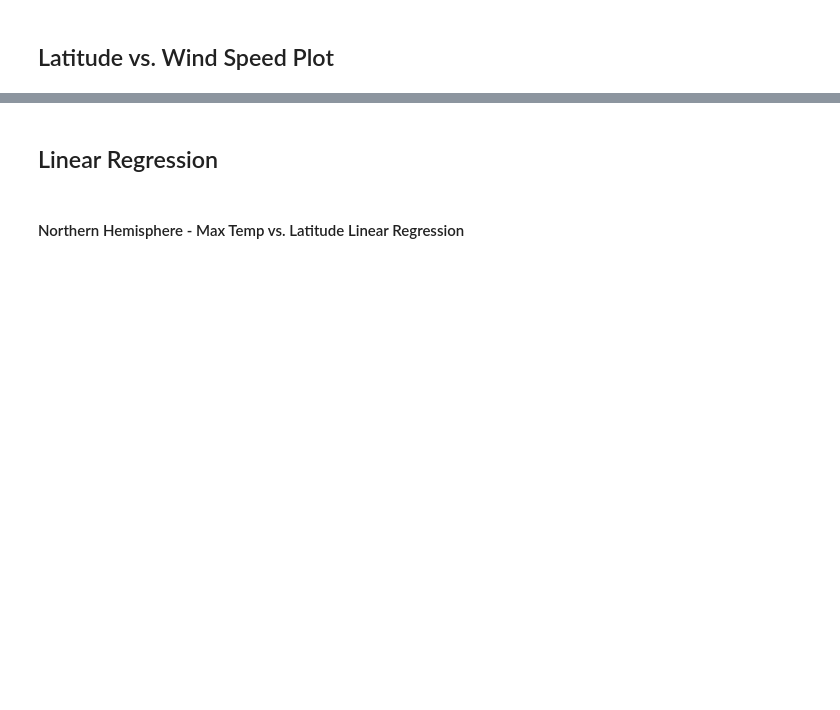
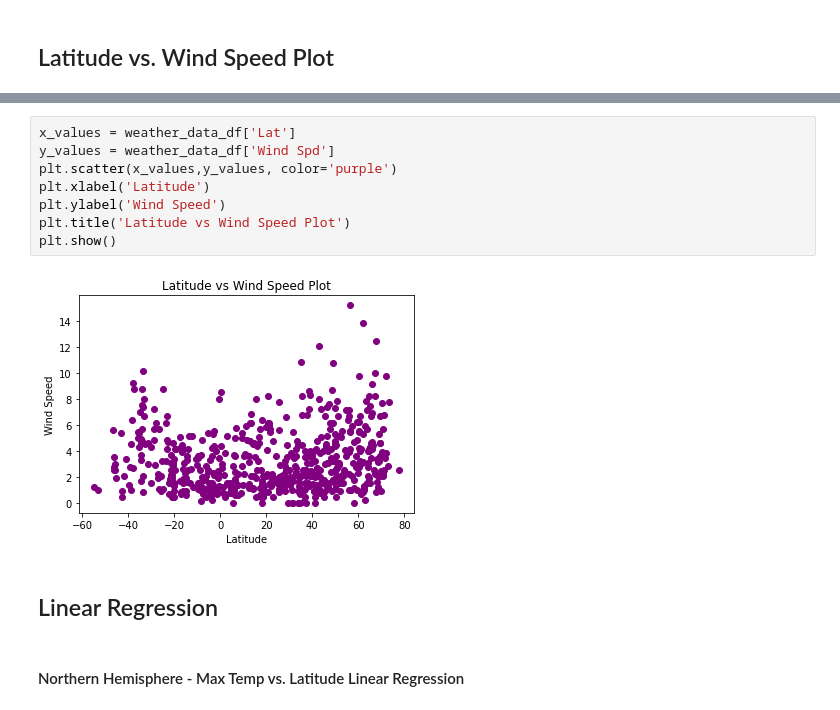
Before and after one commit to pemenalo/python-api-challenge, a Jupyter notebook: WeatherPy/WeatherPy.ipynb, the cells around one changed output, grey strips where cells are left out. Cells and saved outputs as stored; diff of their text form; blank space fills up the shorter version.

```diff
--- a/WeatherPy/WeatherPy.ipynb
+++ b/WeatherPy/WeatherPy.ipynb
@@ -152,3 +216,13 @@ Int64Index([], dtype='int64')
+# %%
+x_values = weather_data_df['Lat']
+y_values = weather_data_df['Wind Spd']
+plt.scatter(x_values,y_values, color='purple')
+plt.xlabel('Latitude')
+plt.ylabel('Wind Speed')
+plt.title('Latitude vs Wind Speed Plot')
+plt.show()
+# %% [output]
+[figure, added]
 # %% [markdown]
 ## Linear Regression
 # %% [markdown]
```
Also changed, not shown: parts of 44 cells of this notebook, 3 other files.
